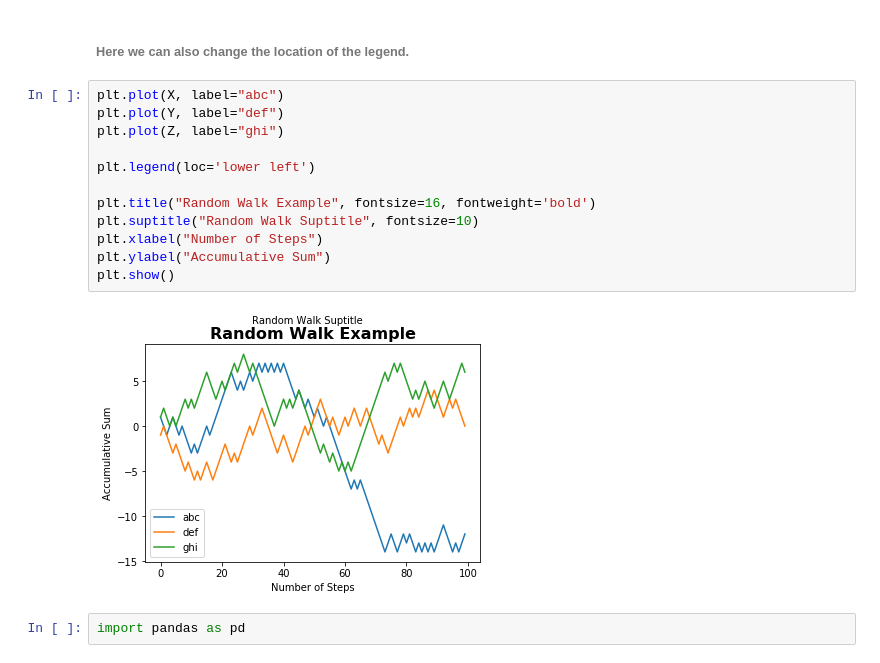
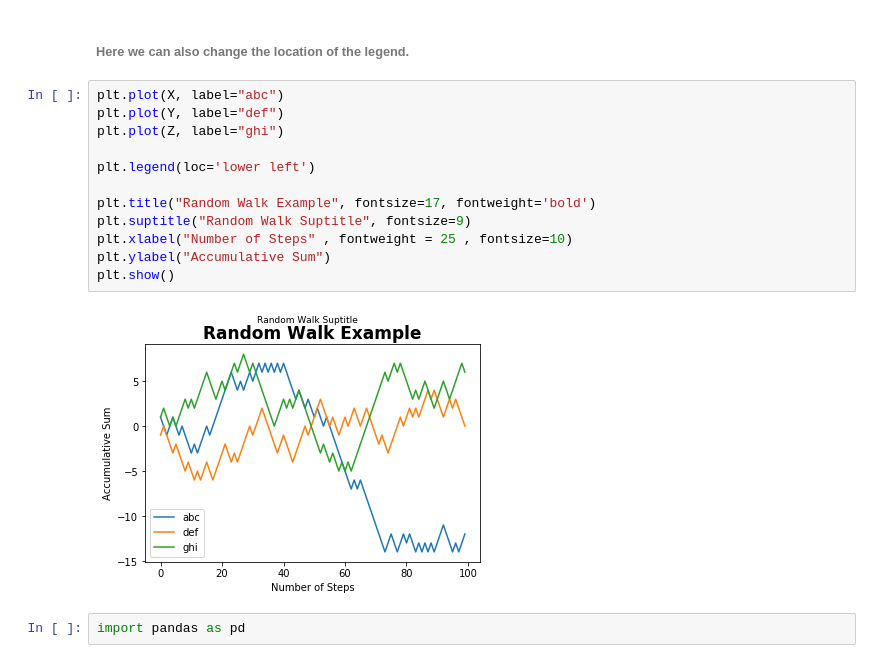
Before and after one commit to shahzadahsan97/Data-Visulization-using-matplotlib, a Jupyter notebook: chap2.ipynb, the cells around one changed output. Drawn from its saved outputs; the diff is of its cells as text.

```diff
--- a/chap2.ipynb
+++ b/chap2.ipynb
@@ -192,17 +197,17 @@ plt.show()
 # %%
 plt.plot(X, label="abc")
 plt.plot(Y, label="def")
 plt.plot(Z, label="ghi")
 
 plt.legend(loc='lower left')
 
-plt.title("Random Walk Example", fontsize=16, fontweight='bold')
-plt.suptitle("Random Walk Suptitle", fontsize=10)
-plt.xlabel("Number of Steps")
+plt.title("Random Walk Example", fontsize=17, fontweight='bold')
+plt.suptitle("Random Walk Suptitle", fontsize=9)
+plt.xlabel("Number of Steps" , fontweight = 25 , fontsize=10)
 plt.ylabel("Accumulative Sum")
 plt.show()
 # %% [output]
-[figure, old version]
+[figure, new version]
 # %%
 import pandas as pd
 # %%
```
Also changed, not shown: parts of 1 cell of this notebook.
